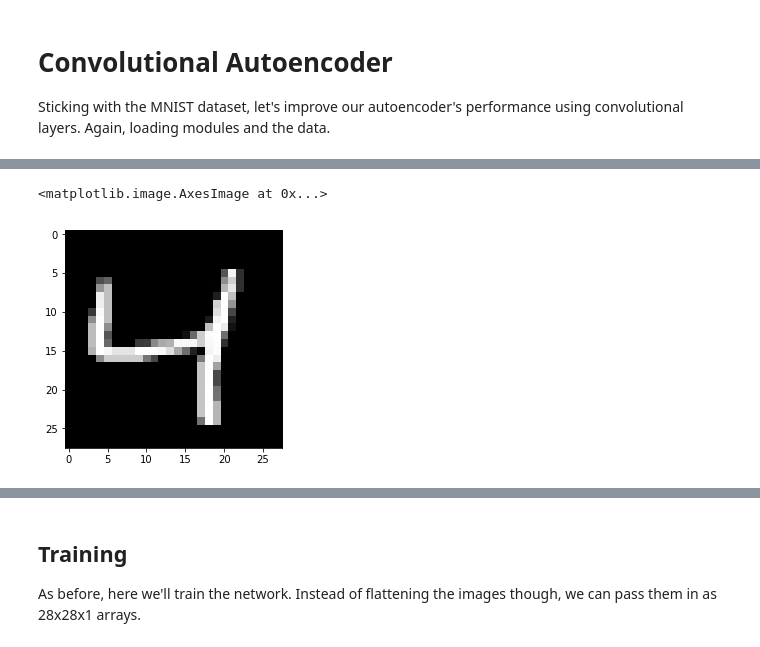
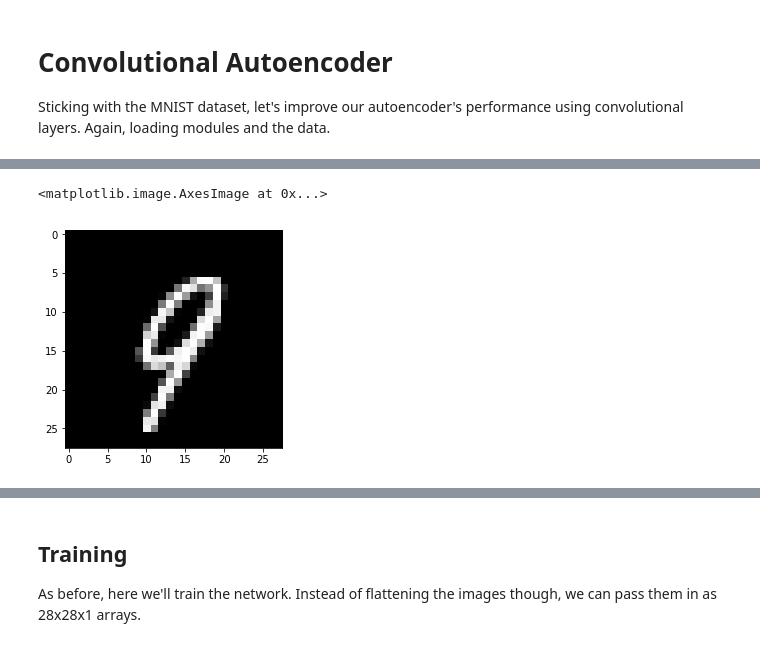
Before and after one commit to prraoo/udacity-dlnd, a Jupyter notebook: autoencoder/Convolutional_Autoencoder.ipynb, the cells around one changed output, grey strips where cells are left out. Cells and saved outputs as stored; diff of their text form; code cells hidden in the pictures.

```diff
--- a/autoencoder/Convolutional_Autoencoder.ipynb
+++ b/autoencoder/Convolutional_Autoencoder.ipynb
@@ -19,9 +19,9 @@ Extracting MNIST_data/t10k-labels-idx1-ubyte.gz
 # %%
-img = mnist.train.images[2]
+img = mnist.train.images[22]
 plt.imshow(img.reshape((28, 28)), cmap='Greys_r')
 # %% [output]
 <matplotlib.image.AxesImage at 0x...>
-[figure, old version]
+[figure, new version]
 # %% [markdown]
 ## Network Architecture
 
```
Also changed, not shown: parts of 3 cells of this notebook.
